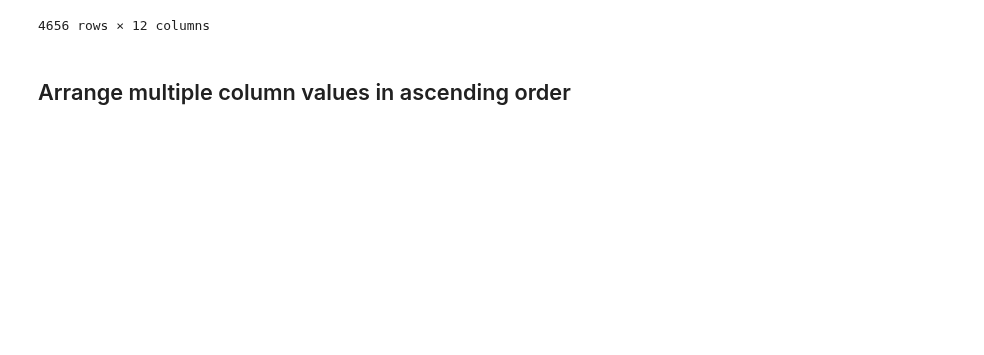
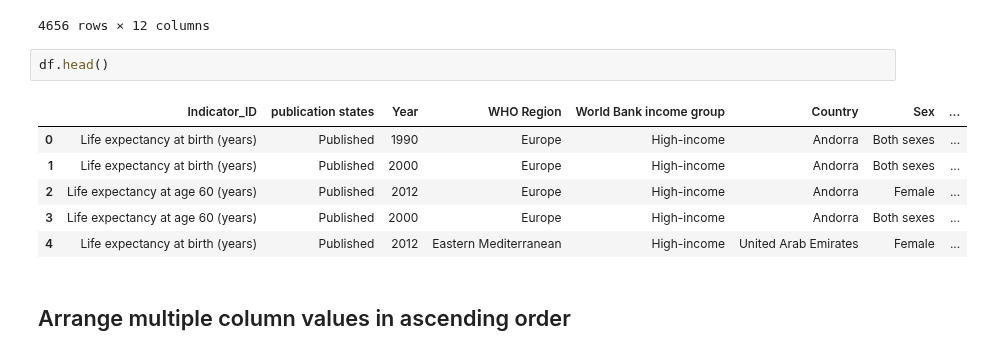
Before and after one commit to siddartha-10/Data-Science, a Jupyter notebook: Pandas/pandas_exercise1.ipynb, the cells around one changed output. Drawn from its saved outputs; the diff is of its cells as text; blank space fills up the shorter version.

```diff
--- a/Pandas/pandas_exercise1.ipynb
+++ b/Pandas/pandas_exercise1.ipynb
@@ -135,6 +135,15 @@ df.sort_values(['Year'],ascending=True)
 | 3156 | Life expectancy at age 60 (years) | Published | 2012 | Western Pacific | Lower-middle-income | Micronesia (Federated States of) | Male | ... |
 | 4655 | Healthy life expectancy (HALE) at... | Published | 2012 | Africa | Low-income | Zimbabwe | Female | ... |
 4656 rows × 12 columns
+# %%
+df.head()
+# %% [output]
+|  | Indicator_ID | publication states | Year | WHO Region | World Bank income group | Country | Sex | ... |
+| 0 | Life expectancy at birth (years) | Published | 1990 | Europe | High-income | Andorra | Both sexes | ... |
+| 1 | Life expectancy at birth (years) | Published | 2000 | Europe | High-income | Andorra | Both sexes | ... |
+| 2 | Life expectancy at age 60 (years) | Published | 2012 | Europe | High-income | Andorra | Female | ... |
+| 3 | Life expectancy at age 60 (years) | Published | 2000 | Europe | High-income | Andorra | Both sexes | ... |
+| 4 | Life expectancy at birth (years) | Published | 2012 | Eastern Mediterranean | High-income | United Arab Emirates | Female | ... |
 # %% [markdown]
 ## Arrange multiple column values in ascending order
 # %%
```
Also changed, not shown: parts of 9 cells of this notebook.
